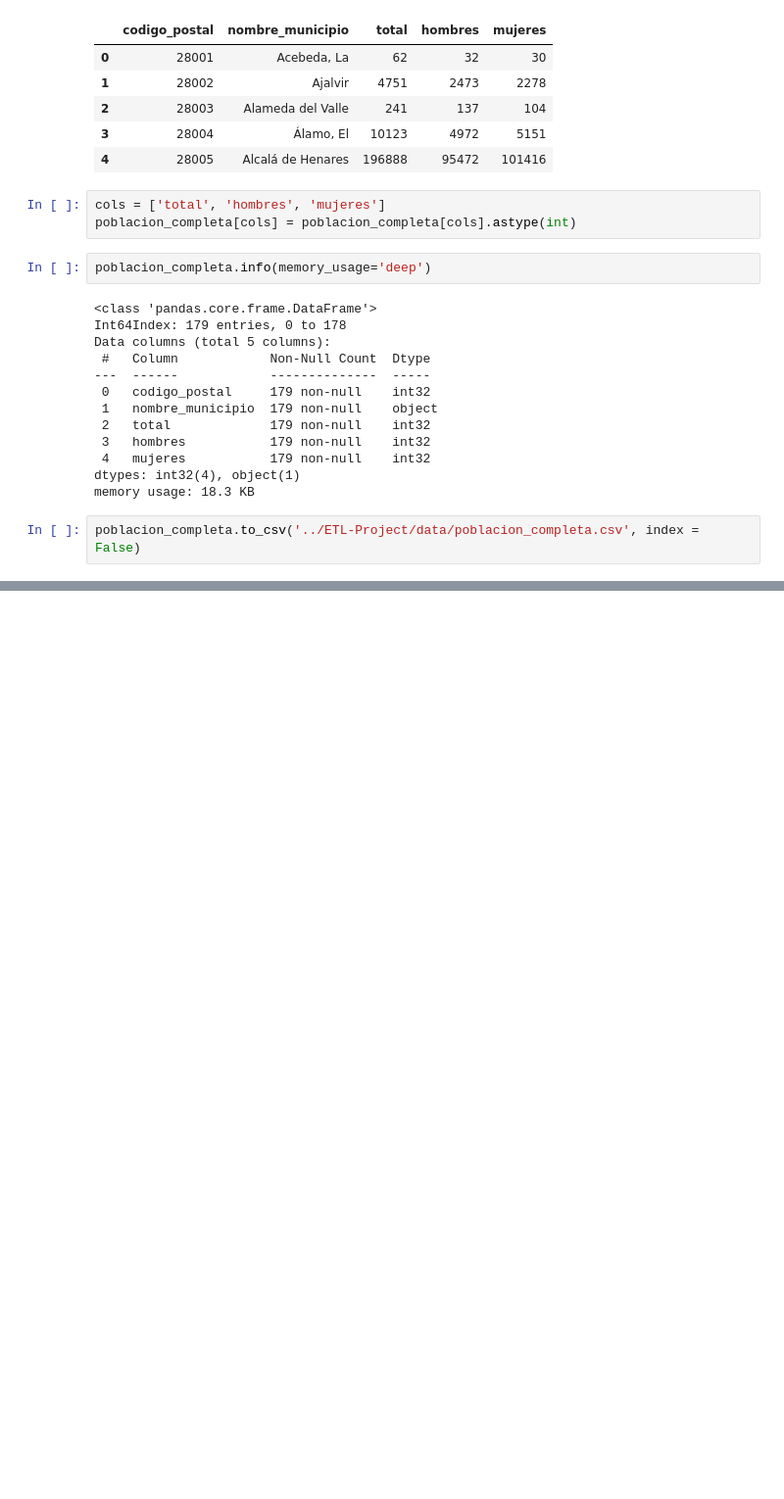
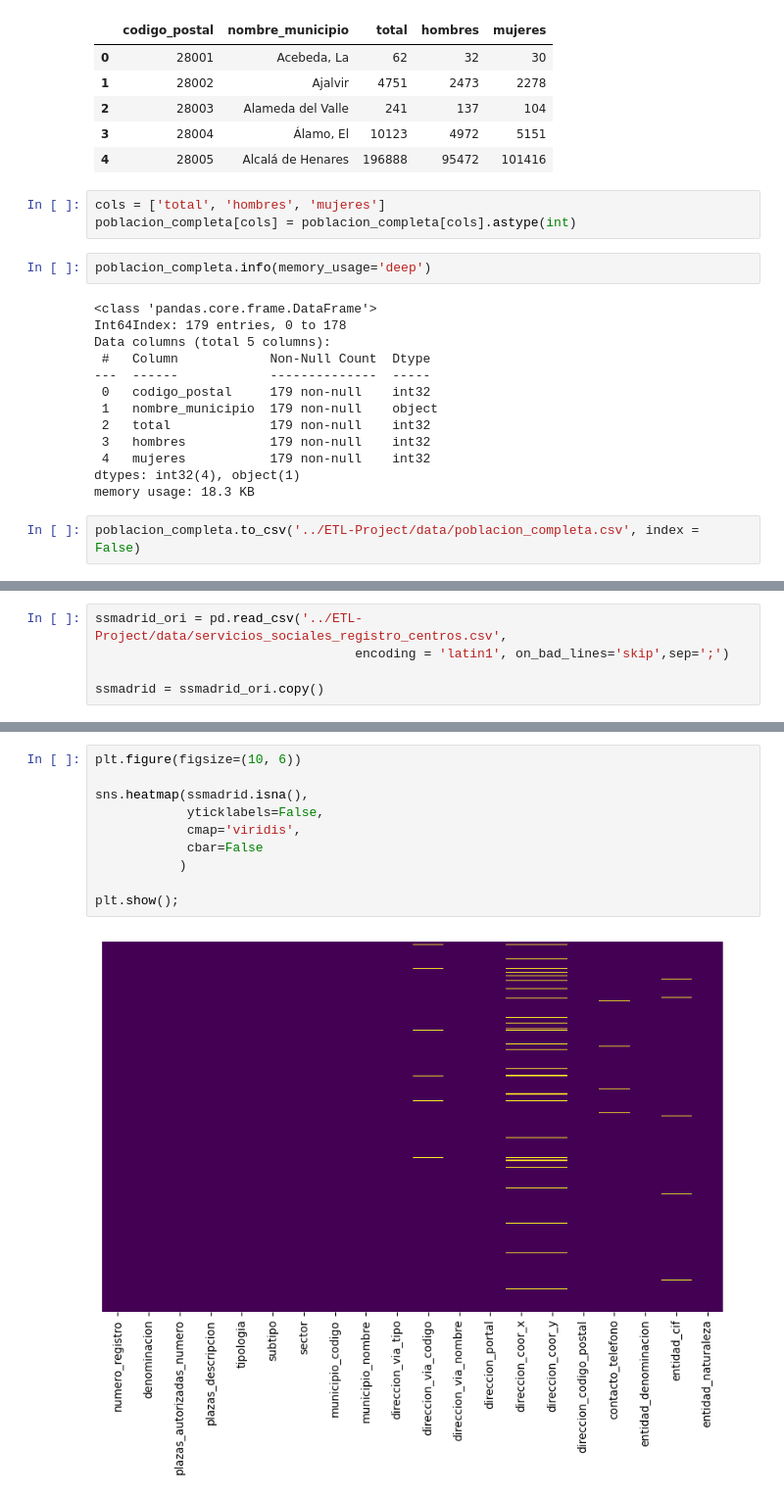
Before and after one commit to BeaZatarain/ETL-Project, a Jupyter notebook: Extracción y Limpieza de Datos.ipynb, the cells around one changed output, grey strips where cells are left out. Shown at 98% size. Saved outputs shown, nothing was run; the diff lists cells and outputs as text; blank space fills up the shorter version.

```diff
--- a/Extracción y Limpieza de Datos.ipynb
+++ b/Extracción y Limpieza de Datos.ipynb
@@ -392,0 +390,5 @@ poblacion_completa.to_csv('../ETL-Project/data/poblacion_completa.csv', index =
+# %%
+ssmadrid_ori = pd.read_csv('../ETL-Project/data/servicios_sociales_registro_centros.csv',
+                                  encoding = 'latin1', on_bad_lines='skip',sep=';')
+
+ssmadrid = ssmadrid_ori.copy()
@@ -392,0 +400,12 @@ poblacion_completa.to_csv('../ETL-Project/data/poblacion_completa.csv', index =
+# %%
+plt.figure(figsize=(10, 6))
+
+sns.heatmap(ssmadrid.isna(),
+            yticklabels=False,
+            cmap='viridis',
+            cbar=False
+           )
+
+plt.show();
+# %% [output]
+[figure, added]
```
Also changed, not shown: parts of 20 cells of this notebook.
